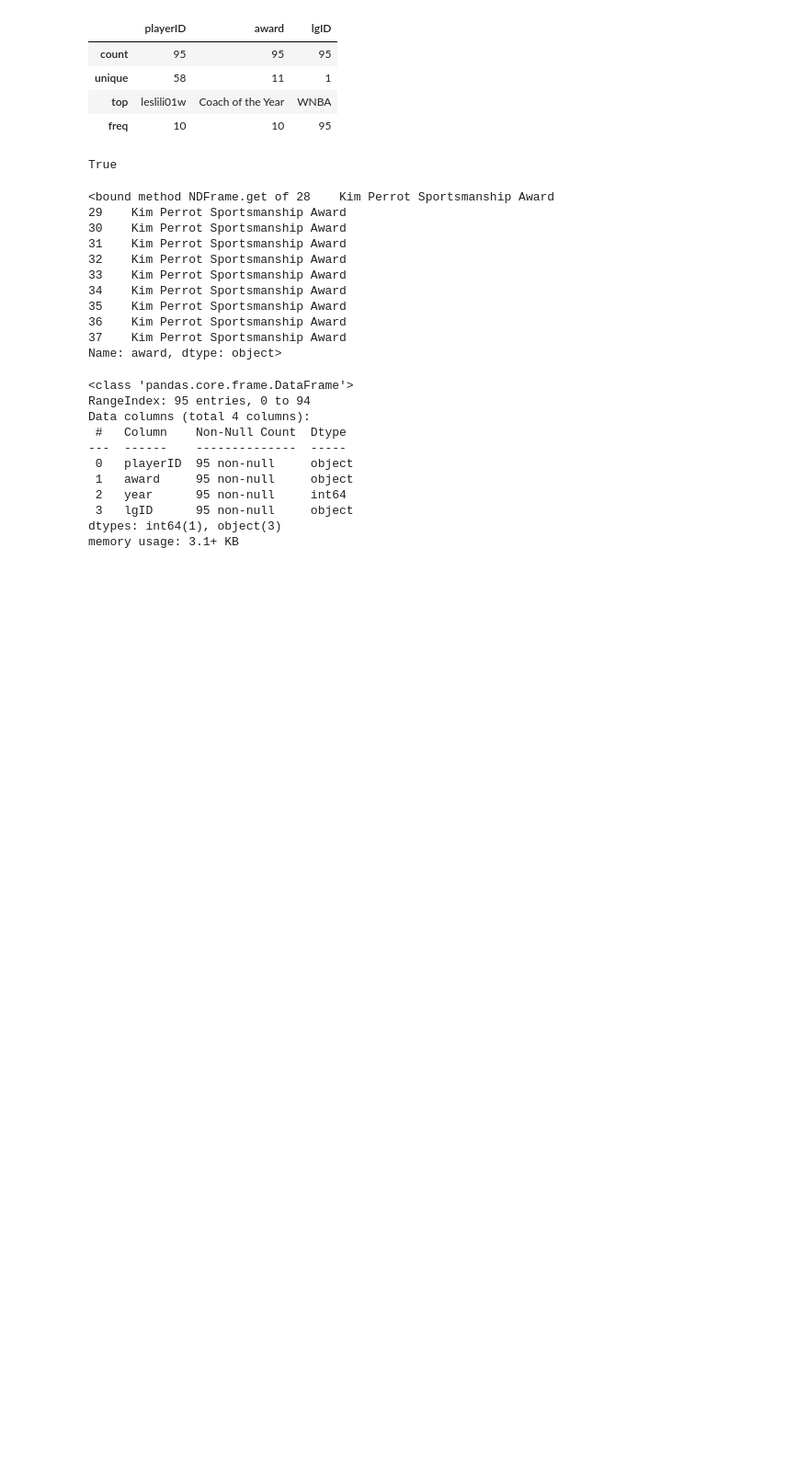
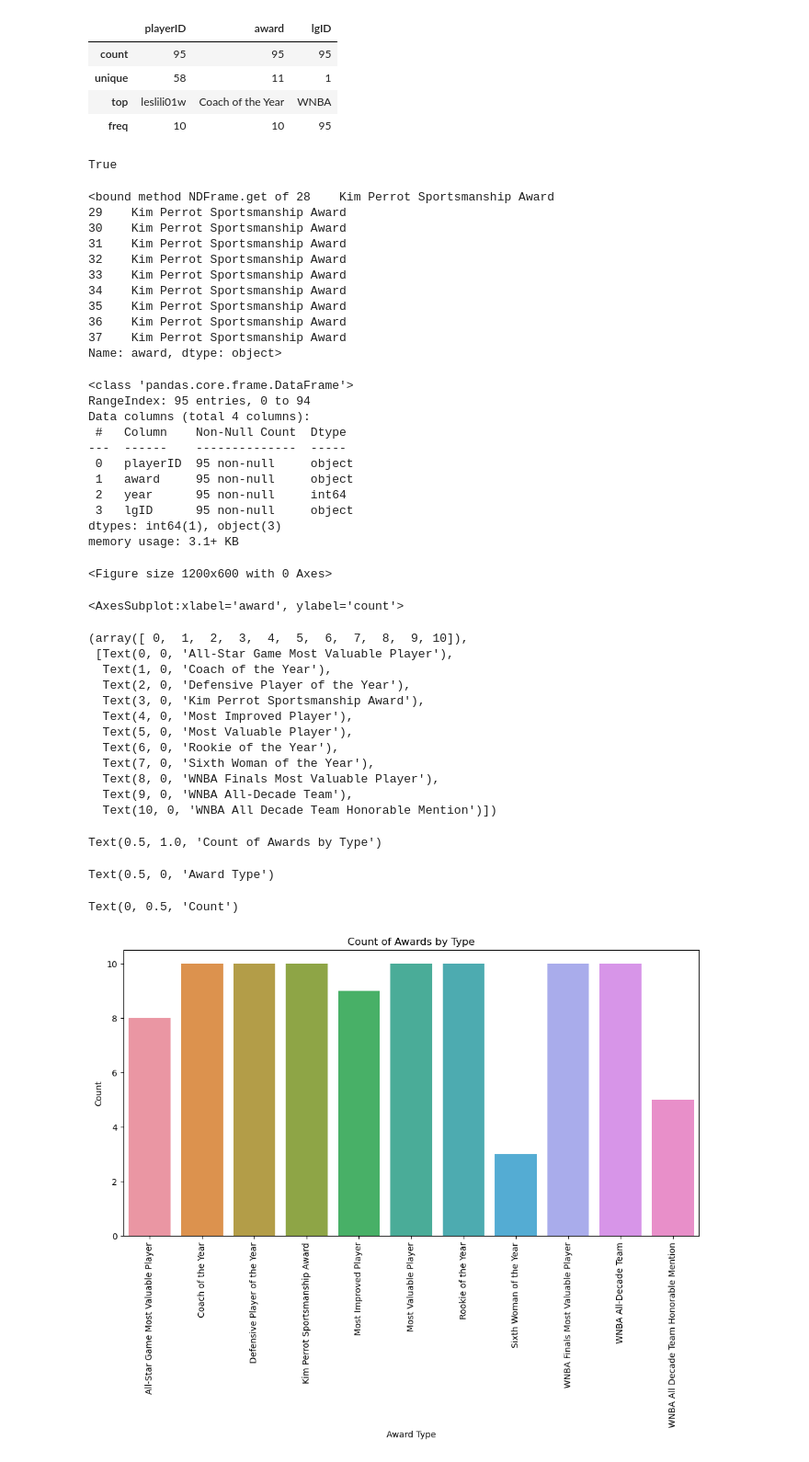
Before and after one commit to DiogoSilva11/AC_proj, a Jupyter notebook: src/awards_players.ipynb, the cells around one changed output. Shown at 92% size. Cells and saved outputs as stored; diff of their text form; code cells hidden in the pictures; blank space fills up the shorter version.

Commit message:
awards_players analysis

```diff
--- a/src/awards_players.ipynb
+++ b/src/awards_players.ipynb
@@ -92,3 +92,31 @@ Data columns (total 4 columns):
  3   lgID      95 non-null     object
 dtypes: int64(1), object(3)
 memory usage: 3.1+ KB
+# %%
+# AWARDS BY TYPE
+plt.figure(figsize=(12, 6))
+sb.countplot(data=awards_players_data, x='award')
+plt.xticks(rotation=90)
+plt.title('Count of Awards by Type')
+plt.xlabel('Award Type')
+plt.ylabel('Count')
+plt.show()
+# %% [output]
+<Figure size 1200x600 with 0 Axes>
+<AxesSubplot:xlabel='award', ylabel='count'>
+(array([ 0,  1,  2,  3,  4,  5,  6,  7,  8,  9, 10]),
+ [Text(0, 0, 'All-Star Game Most Valuable Player'),
+  Text(1, 0, 'Coach of the Year'),
+  Text(2, 0, 'Defensive Player of the Year'),
+  Text(3, 0, 'Kim Perrot Sportsmanship Award'),
+  Text(4, 0, 'Most Improved Player'),
+  Text(5, 0, 'Most Valuable Player'),
+  Text(6, 0, 'Rookie of the Year'),
+  Text(7, 0, 'Sixth Woman of the Year'),
+  Text(8, 0, 'WNBA Finals Most Valuable Player'),
+  Text(9, 0, 'WNBA All-Decade Team'),
+  Text(10, 0, 'WNBA All Decade Team Honorable Mention')])
+Text(0.5, 1.0, 'Count of Awards by Type')
+Text(0.5, 0, 'Award Type')
+Text(0, 0.5, 'Count')
+[figure, added]
```
Also changed, not shown: parts of 2 cells of this notebook.
